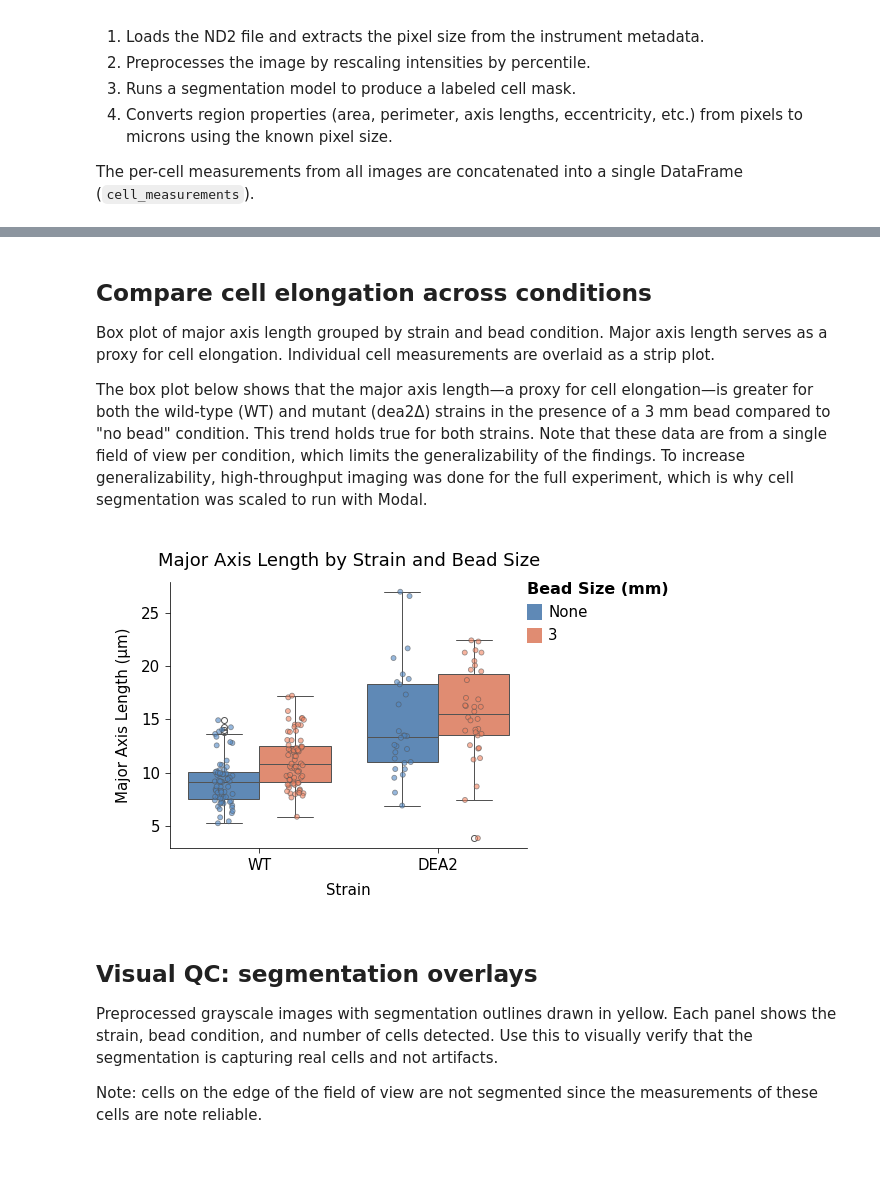
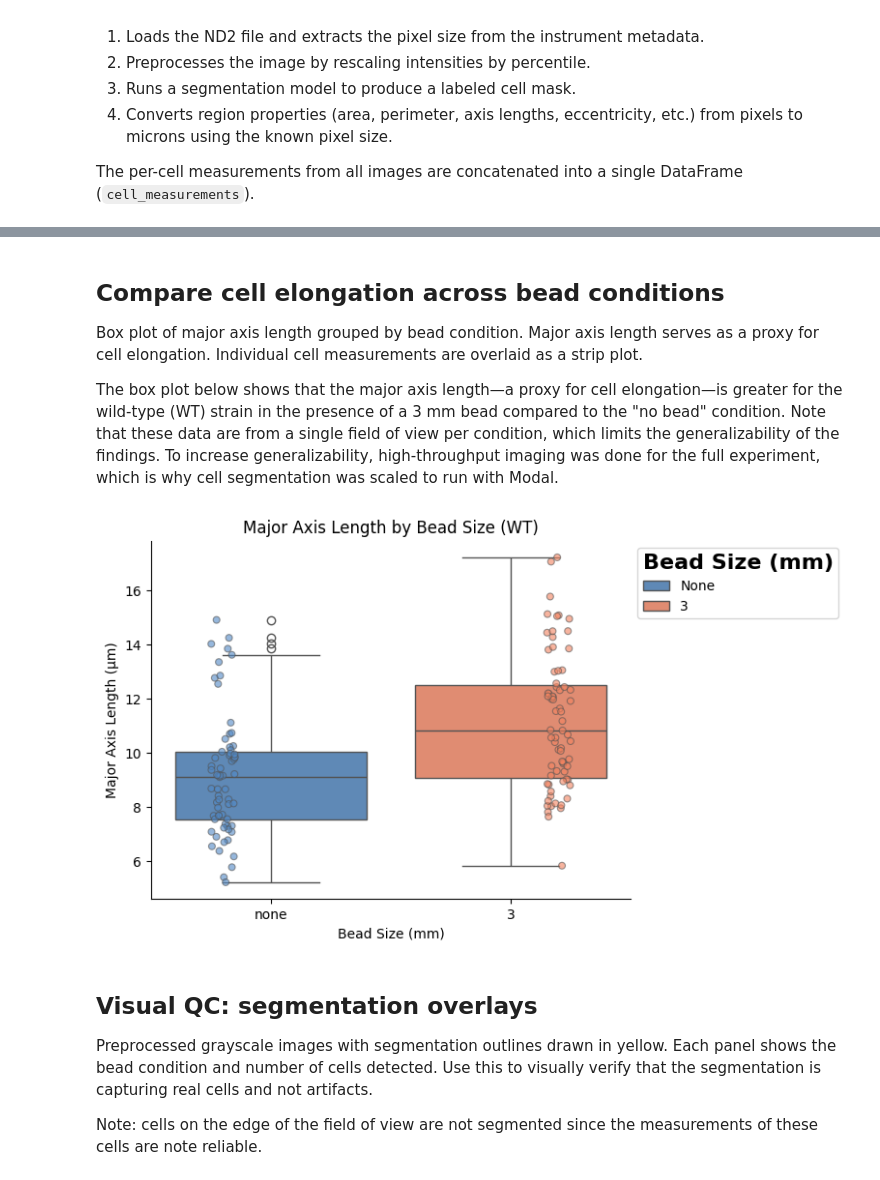
Before and after one commit to Arcadia-Science/beads-cell-growth, a Jupyter notebook: notebooks/segmentation-example.ipynb, the cells around one changed output, grey strips where cells are left out. Saved outputs shown, nothing was run; the diff lists cells and outputs as text; code cells hidden in the pictures.

```diff
--- a/notebooks/segmentation-example.ipynb
+++ b/notebooks/segmentation-example.ipynb
@@ -27,12 +20,10 @@ Note: the ND2 filenames reference the FITC channel, but these images were actual
 # %%
 DATA_DIR = Path("../data/microscopy").resolve()
 
-keys = ["strain", "bead_size_mm", "nd2_path"]
+keys = ["bead_size_mm", "nd2_path"]
 records = [
-    ("WT", "none", DATA_DIR / "WellB10_PointB10_0004_ChannelFITC BP_Seq0094.nd2"),
-    ("WT", 3, DATA_DIR / "WellB06_PointB06_0002_ChannelFITC BP_Seq0128.nd2"),
-    ("DEA2", "none", DATA_DIR / "WellF10_PointF10_0007_ChannelFITC BP_Seq0277.nd2"),
-    ("DEA2", 3, DATA_DIR / "WellF06_PointF06_0003_ChannelFITC BP_Seq0309.nd2"),
+    ("none", DATA_DIR / "WellB10_PointB10_0004_ChannelFITC BP_Seq0094.nd2"),
+    (3, DATA_DIR / "WellB06_PointB06_0002_ChannelFITC BP_Seq0128.nd2"),
 ]
 
 # Create a DataFrame from the records
@@ -125,55 +106,55 @@ cell_measurements.groupby(["strain", "bead_size_mm"]).sample(3)
 # %% [markdown]
-## Compare cell elongation across conditions
+## Compare cell elongation across bead conditions
 
-Box plot of major axis length grouped by strain and bead condition. Major axis length serves as a proxy for cell elongation. Individual cell measurements are overlaid as a strip plot.
+Box plot of major axis length grouped by bead condition. Major axis length serves as a proxy for cell elongation. Individual cell measurements are overlaid as a strip plot.
 
-The box plot below shows that the major axis length—a proxy for cell elongation—is greater for both the wild-type (WT) and mutant (dea2Δ) strains in the presence of a 3 mm bead compared to "no bead" condition. This trend holds true for both strains. Note that these data are from a single field of view per condition, which limits the generalizability of the findings. To increase generalizability, high-throughput imaging was done for the full experiment, which is why cell segmentation was scaled to run with Modal.
+The box plot below shows that the major axis length—a proxy for cell elongation—is greater for the wild-type (WT) strain in the presence of a 3 mm bead compared to the "no bead" condition. Note that these data are from a single field of view per condition, which limits the generalizability of the findings. To increase generalizability, high-throughput imaging was done for the full experiment, which is why cell segmentation was scaled to run with Modal.
 # %%
 import matplotlib.pyplot as plt
 import seaborn as sns
 
 fig, ax = plt.subplots()
 
-# Use Arcadia's primary color palette for the two strains
 palette = apc.palettes.primary.colors[:2]
 
 # Plot the box plot
 sns.boxplot(
     data=cell_measurements,
-    x="strain",
+    x="bead_size_mm",
     y="axis_major_length_um",
     hue="bead_size_mm",
     palette=palette,
     ax=ax,
 )
 
 # Overlay individual data points on the boxes to visualize sample size and spread
 sns.stripplot(
     data=cell_measurements,
-    x="strain",
+    x="bead_size_mm",
     y="axis_major_length_um",
     hue="bead_size_mm",
     dodge=True,
     ax=ax,
     marker="o",
     alpha=0.6,
     palette=palette,
     linewidth=0.8,
     legend=False,
 )
 
-_ = ax.set_title("Major Axis Length by Strain and Bead Size")
+_ = ax.set_title("Major Axis Length by Bead Size (WT)")
 _ = ax.set_ylabel("Major Axis Length (μm)")
-_ = ax.set_xlabel("Strain")
+_ = ax.set_xlabel("Bead Size (mm)")
 _ = ax.legend(title="Bead Size (mm)")
 _ = apc.mpl.style_plot(ax)
 _ = sns.move_legend(ax, "upper left", bbox_to_anchor=(1, 1))
+_ = sns.despine(ax=ax)
 # %% [output]
-[figure, old version]
+[figure, new version]
 # %% [markdown]
 ## Visual QC: segmentation overlays
 
-Preprocessed grayscale images with segmentation outlines drawn in yellow. Each panel shows the strain, bead condition, and number of cells detected. Use this to visually verify that the segmentation is capturing real cells and not artifacts.
+Preprocessed grayscale images with segmentation outlines drawn in yellow. Each panel shows the bead condition and number of cells detected. Use this to visually verify that the segmentation is capturing real cells and not artifacts.
 
 Note: cells on the edge of the field of view are not segmented since the measurements of these cells are note reliable.
 # %%
```
Also changed, not shown: parts of 6 cells of this notebook, 16 other files.
